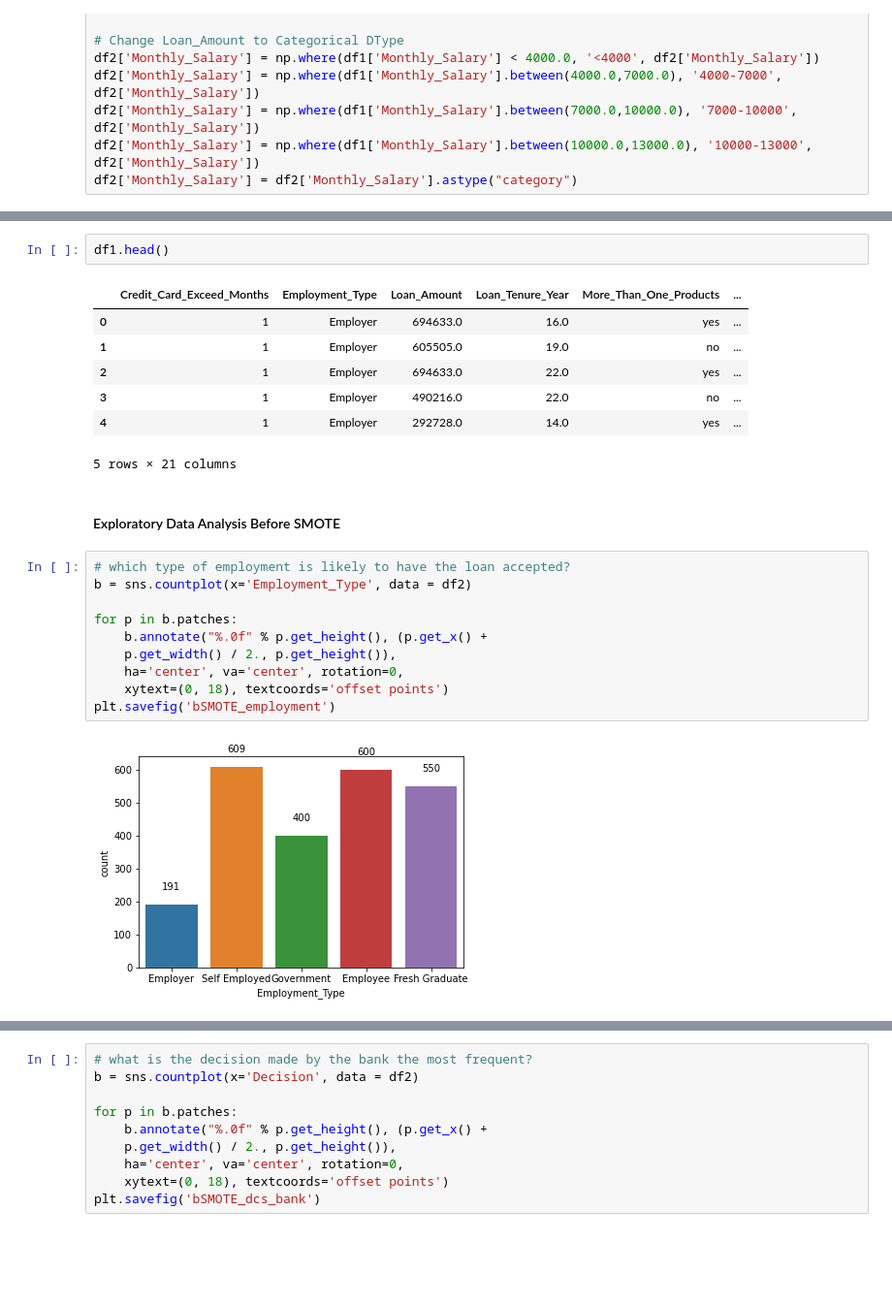
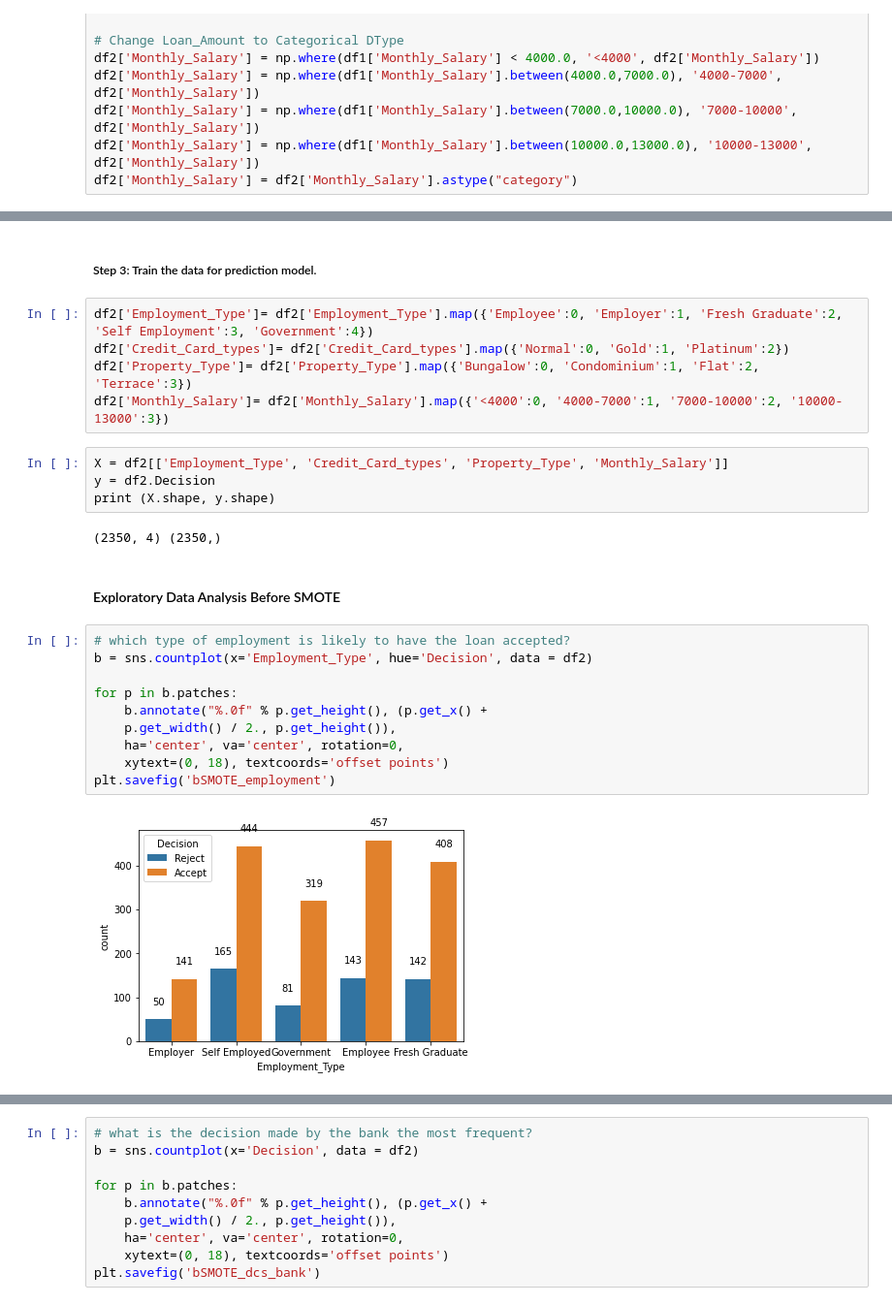
Before and after one commit to wkyg/DataMining, a Jupyter notebook: Project/Project.ipynb, the cells around one changed output, grey strips where cells are left out. Shown at 97% size. Cells and saved outputs as stored; diff of their text form; blank space fills up the shorter version.

```diff
--- a/Project/Project.ipynb
+++ b/Project/Project.ipynb
@@ -166,24 +155,27 @@ df.head()
-# %%
-df1.head()
-# %% [output]
-|  | Credit_Card_Exceed_Months | Employment_Type | Loan_Amount | Loan_Tenure_Year | More_Than_One_Products | ... |
-| 0 | 1 | Employer | 694633.0 | 16.0 | yes | ... |
-| 1 | 1 | Employer | 605505.0 | 19.0 | no | ... |
-| 2 | 1 | Employer | 694633.0 | 22.0 | yes | ... |
-| 3 | 1 | Employer | 490216.0 | 22.0 | no | ... |
-| 4 | 1 | Employer | 292728.0 | 14.0 | yes | ... |
-5 rows × 21 columns
+# %% [markdown]
+##### Step 3: Train the data for prediction model.
+# %%
+df2['Employment_Type']= df2['Employment_Type'].map({'Employee':0, 'Employer':1, 'Fresh Graduate':2, 'Self Employment':3, 'Government':4})
+df2['Credit_Card_types']= df2['Credit_Card_types'].map({'Normal':0, 'Gold':1, 'Platinum':2})
+df2['Property_Type']= df2['Property_Type'].map({'Bungalow':0, 'Condominium':1, 'Flat':2, 'Terrace':3})
+df2['Monthly_Salary']= df2['Monthly_Salary'].map({'<4000':0, '4000-7000':1, '7000-10000':2, '10000-13000':3})
+# %%
+X = df2[['Employment_Type', 'Credit_Card_types', 'Property_Type', 'Monthly_Salary']]
+y = df2.Decision
+print (X.shape, y.shape)
+# %% [output]
+(2350, 4) (2350,)
 # %% [markdown]
 #### Exploratory Data Analysis Before SMOTE
 # %%
 # which type of employment is likely to have the loan accepted?
-b = sns.countplot(x='Employment_Type', data = df2)
+b = sns.countplot(x='Employment_Type', hue='Decision', data = df2)
 
 for p in b.patches:
     b.annotate("%.0f" % p.get_height(), (p.get_x() +
     p.get_width() / 2., p.get_height()),
     ha='center', va='center', rotation=0,
     xytext=(0, 18), textcoords='offset points')
 plt.savefig('bSMOTE_employment')
 # %% [output]
-[figure, old version]
+[figure, new version]
```
Also changed, not shown: parts of 30 cells of this notebook, 27 other files.
